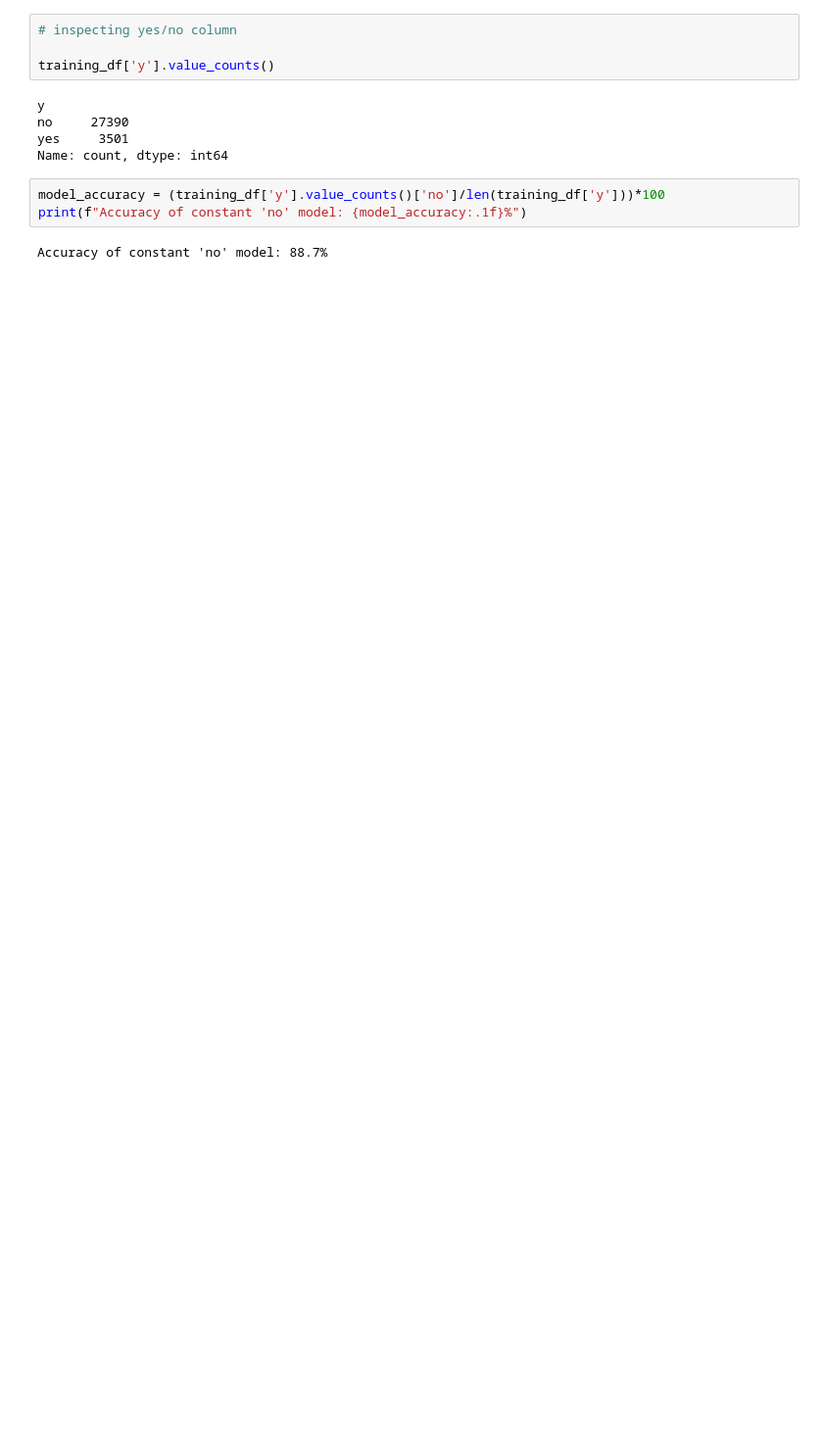
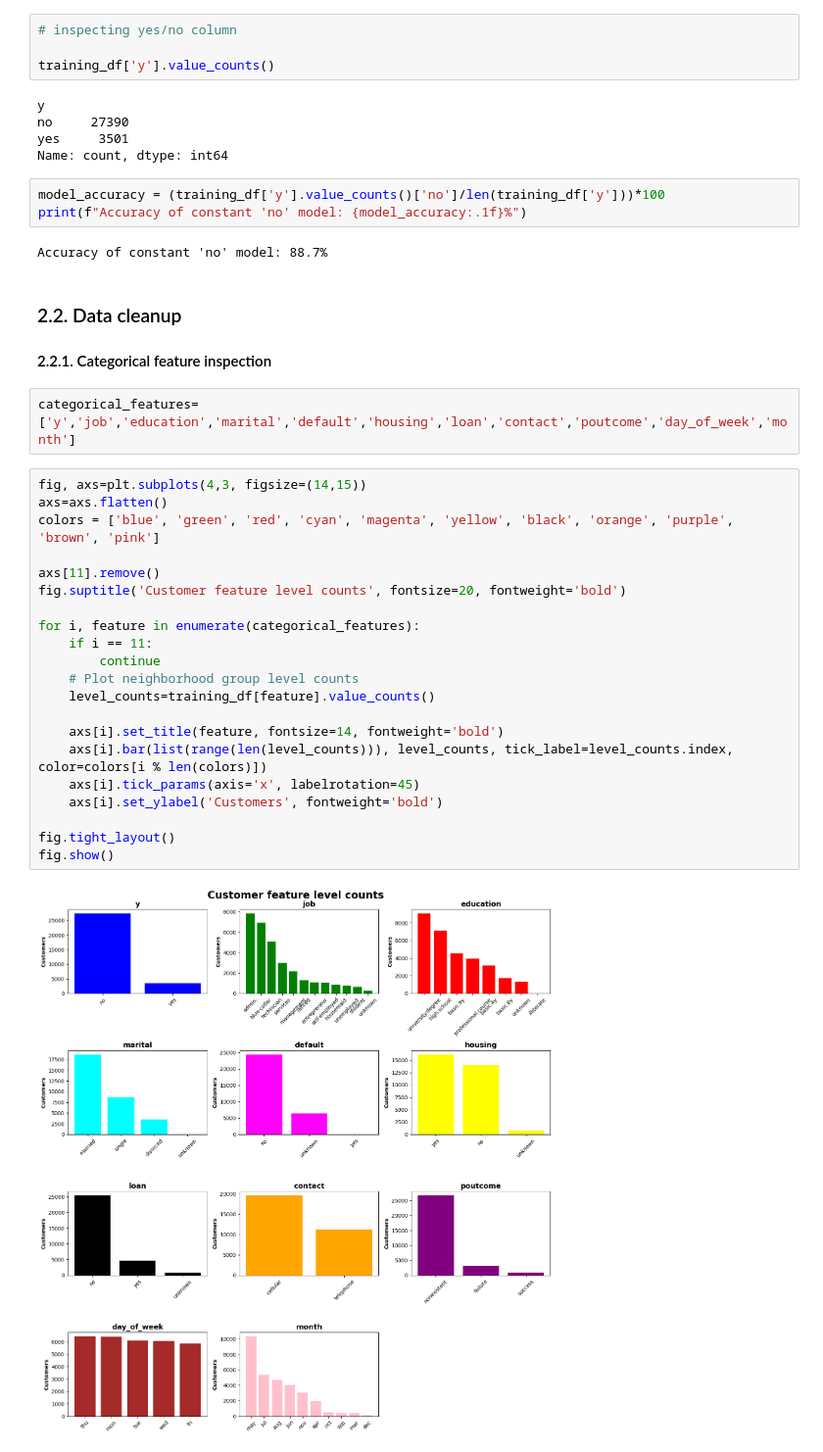
Before and after one commit to 4GeeksAcademy/Madesh-logistic-regression-project, a Jupyter notebook: src/Madesh_solutions.ipynb, the cells around one changed output. Shown at 98% size. Drawn from its saved outputs; the diff is of its cells as text; blank space fills up the shorter version.

```diff
--- a/src/Madesh_solutions.ipynb
+++ b/src/Madesh_solutions.ipynb
@@ -86,3 +86,31 @@ model_accuracy = (training_df['y'].value_counts()['no']/len(training_df['y']))*1
 print(f"Accuracy of constant 'no' model: {model_accuracy:.1f}%")
 # %% [output]
 Accuracy of constant 'no' model: 88.7%
+# %% [markdown]
+### 2.2. Data cleanup
+#### 2.2.1. Categorical feature inspection
+# %%
+categorical_features=['y','job','education','marital','default','housing','loan','contact','poutcome','day_of_week','month']
+# %%
+fig, axs=plt.subplots(4,3, figsize=(14,15))
+axs=axs.flatten()
+colors = ['blue', 'green', 'red', 'cyan', 'magenta', 'yellow', 'black', 'orange', 'purple', 'brown', 'pink']
+
+axs[11].remove()
+fig.suptitle('Customer feature level counts', fontsize=20, fontweight='bold')
+
+for i, feature in enumerate(categorical_features):
+    if i == 11:
+        continue
+    # Plot neighborhood group level counts
+    level_counts=training_df[feature].value_counts()
+
+    axs[i].set_title(feature, fontsize=14, fontweight='bold')
+    axs[i].bar(list(range(len(level_counts))), level_counts, tick_label=level_counts.index, color=colors[i % len(colors)])
+    axs[i].tick_params(axis='x', labelrotation=45)
+    axs[i].set_ylabel('Customers', fontweight='bold')
+
+fig.tight_layout()
+fig.show()
+# %% [output]
+[figure, added]
```
Also changed, not shown: parts of 5 cells of this notebook.
